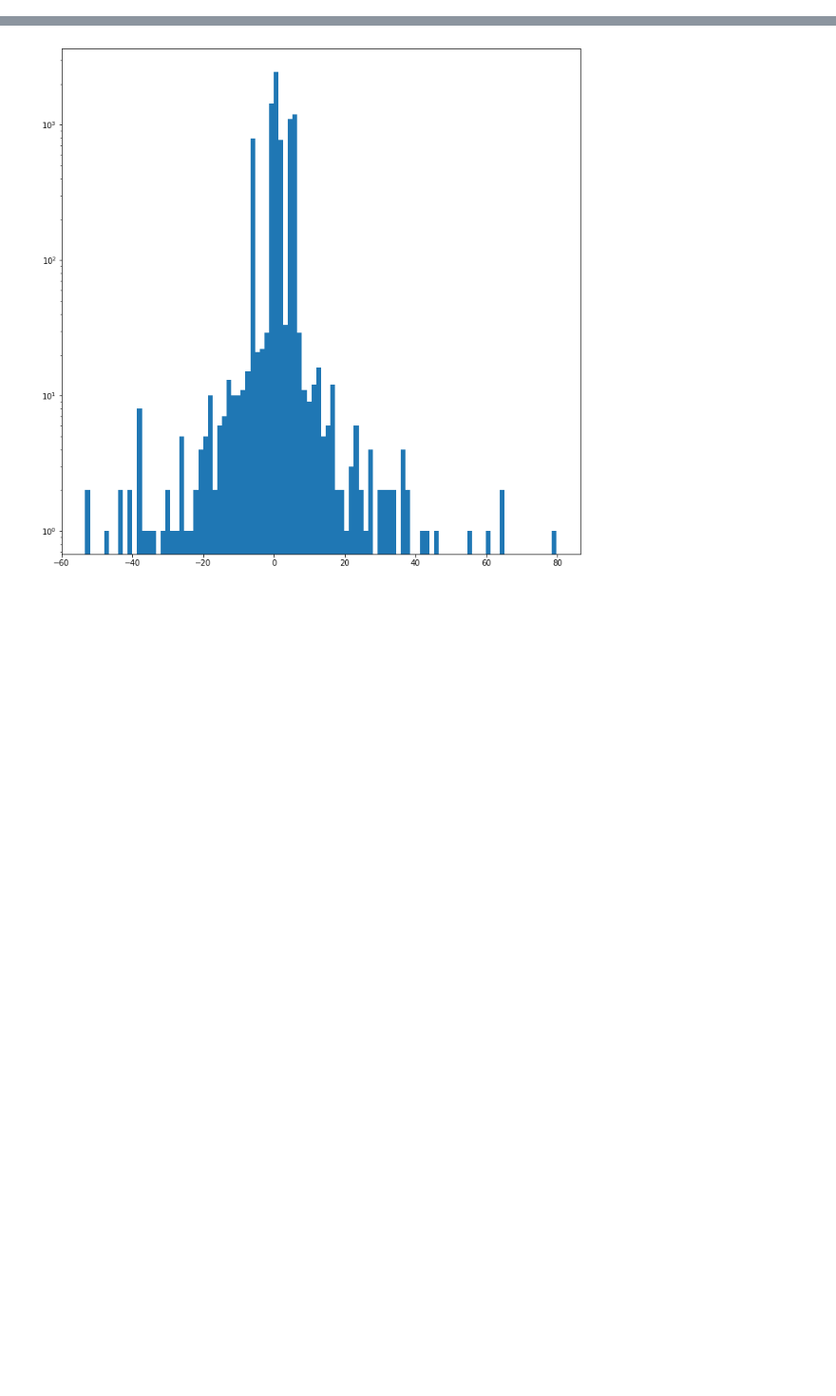
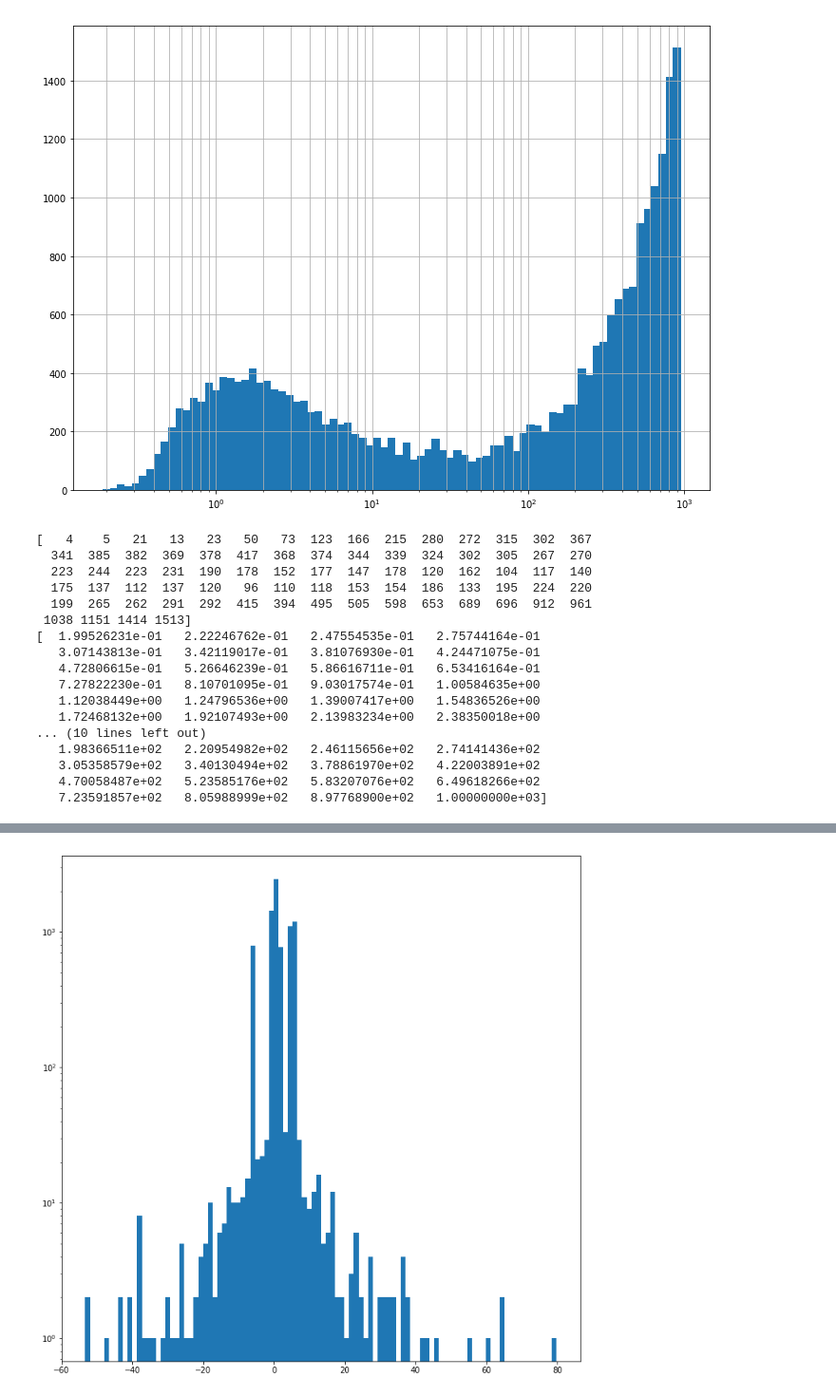
Before and after one commit to ChuyuanLiu/CNNFiltering, a Jupyter notebook: jupyters/cnn_tracks.ipynb, the cells around one changed output, grey strips where cells are left out. Shown at 95% size. Saved outputs shown, nothing was run; the diff lists cells and outputs as text; code cells hidden in the pictures; blank space fills up the shorter version.

```diff
--- a/jupyters/cnn_tracks.ipynb
+++ b/jupyters/cnn_tracks.ipynb
@@ -98,0 +69,8 @@ dfTracks.head()
+# %%
+path = "./samples/"
+d = "2_30_Apr18_cnn_tracks_1_aa.txt"
+FILES = ["./samples/2_30_Apr18_cnn_tracks_1_aa.txt"]
+FILES = ["./samples/" + el for el in os.listdir("./samples/")]
+VAL_FILES = ["./samples/2_30_Apr18_cnn_tracks_1_ab.txt"]
+train_tracks = Tracks(FILES)
+val_tracks = Tracks(VAL_FILES)
@@ -98,0 +95,36 @@ dfTracks.head()
+# %%
+plt.figure(figsize=(12,9))
+bins = np.logspace(-0.7, 3, 80)
+widths = (bins[1:] - bins[:-1])
+hist = np.histogram(train_tracks.data["Pt"], bins=bins,normed=False)
+hist_norm = hist[0]#/widths
+plt.bar(bins[:-1], hist_norm, widths)
+
+plt.xscale('log')
+#plt.yscale('log')
+
+#plt.ylim(1e-2,5e3)
+plt.grid()
+plt.grid(which='minor')
+plt.show()
+print(hist_norm)
+print(bins)
+# %% [output]
+[figure, added]
+[   4    5   21   13   23   50   73  123  166  215  280  272  315  302  367
+  341  385  382  369  378  417  368  374  344  339  324  302  305  267  270
+  223  244  223  231  190  178  152  177  147  178  120  162  104  117  140
+  175  137  112  137  120   96  110  118  153  154  186  133  195  224  220
+  199  265  262  291  292  415  394  495  505  598  653  689  696  912  961
+ 1038 1151 1414 1513]
+[  1.99526231e-01   2.22246762e-01   2.47554535e-01   2.75744164e-01
+   3.07143813e-01   3.42119017e-01   3.81076930e-01   4.24471075e-01
+   4.72806615e-01   5.26646239e-01   5.86616711e-01   6.53416164e-01
+   7.27822230e-01   8.10701095e-01   9.03017574e-01   1.00584635e+00
+   1.12038449e+00   1.24796536e+00   1.39007417e+00   1.54836526e+00
+   1.72468132e+00   1.92107493e+00   2.13983234e+00   2.38350018e+00
+... (10 lines left out)
+   1.98366511e+02   2.20954982e+02   2.46115656e+02   2.74141436e+02
+   3.05358579e+02   3.40130494e+02   3.78861970e+02   4.22003891e+02
+   4.70058487e+02   5.23585176e+02   5.83207076e+02   6.49618266e+02
+   7.23591857e+02   8.05988999e+02   8.97768900e+02   1.00000000e+03]
```
Also changed, not shown: parts of 31 cells of this notebook, 5 other files.
